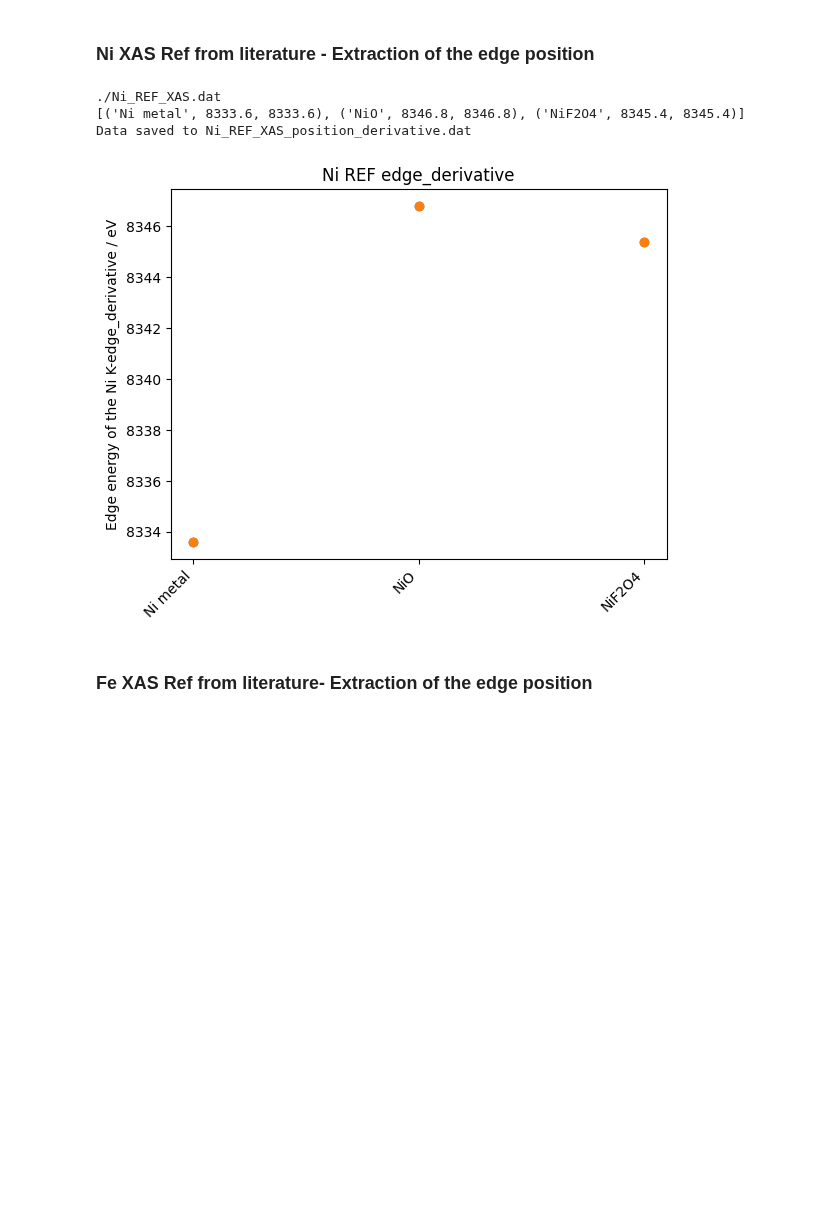
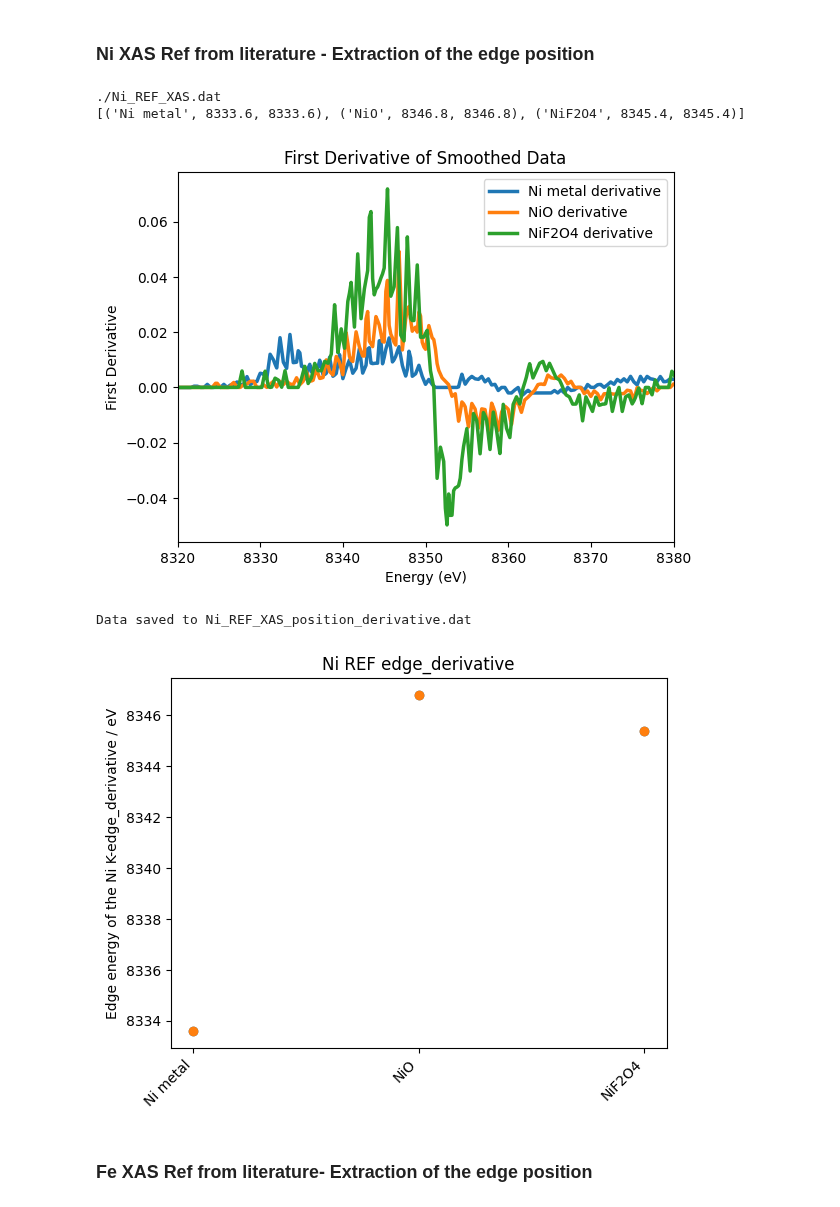
Before and after one commit to raulgarciadiez/myspot_2024_07, a Jupyter notebook: S7-NiFe-6Sm/Analysis.ipynb, the cells around one changed output. Drawn from its saved outputs; the diff is of its cells as text; code cells hidden in the pictures; blank space fills up the shorter version.

```diff
--- a/S7-NiFe-6Sm/Analysis.ipynb
+++ b/S7-NiFe-6Sm/Analysis.ipynb
@@ -111,44 +111,63 @@ if 'Energy' in result_df.columns:
             color = cmap(norm(idx//2))  # Use the same color for pairs
 
             x = result_df['Energy']
-            result_df["I"]= result_df[column]
+            result_df["I"] = result_df[column]
             y = -0.0*idx + (result_df["I"])
+
+
+        # Apply Savitzky-Golay filter to smooth the data
+        smoothed_data = savgol_filter(result_df["I"], window_length=4, polyorder=3)
+        # Compute the first derivative of the smoothed data
+        #first_derivative = np.gradient(smoothed_data)
+        first_derivative_2 = np.gradient(result_df["I"])
+
+        # Plot the first derivative
+        plt.plot(x, first_derivative_2, label=f'{column} derivative', linewidth=2.5 )
+        #plt.plot(x, first_derivative, first_derivative_2, label=f'{column} derivative', linewidth=2.5 )
 
         energ_calib_Ni_REF_XAS_list.append((column,float(edge_position), float(edge_position_fit)))
 print(energ_calib_Ni_REF_XAS_list)
+
+plt.xlabel('Energy (eV)')
+plt.ylabel('First Derivative')
+plt.title('First Derivative of Smoothed Data')
+plt.legend()
+plt.xlim(8320,8380)
+plt.show()
 
 
 #Save the edge data in a new file
 filename = "Ni_REF_XAS_position_derivative.dat"  #'sample_data.dat'
 
 # Open the file in write mode
 with open(filename, 'w') as file:
     # Write the header
     file.write('Reference,Edge Energy (eV),Edge Energy (eV)_fit\n')
     # Write each tuple in the data
     for condition, energy, energy_fit in energ_calib_Ni_REF_XAS_list:
         file.write(f'{condition},{energy},{energy_fit}\n')
 
 print(f'Data saved to {filename}')
 
 # Extract x and y values
 x_labels = [item[0] for item in energ_calib_Ni_REF_XAS_list]
 y_values = [item[1] for item in energ_calib_Ni_REF_XAS_list]
 y2_values = [item[2] for item in energ_calib_Ni_REF_XAS_list]
 
 # Create a scatter plot
 plt.scatter(x_labels, y_values)
 plt.scatter(x_labels, y2_values)
 plt.xticks(rotation=45, ha='right')
 plt.ylabel ("Edge energy of the Ni K-edge_derivative / eV")
 #plt.legend(loc='upper left', bbox_to_anchor=(1, 1))
 plt.title("Ni REF edge_derivative")
 plt.savefig('Ni_REF_XAS_edge_derivative.png')
 # %% [output]
 ./Ni_REF_XAS.dat
 [('Ni metal', 8333.6, 8333.6), ('NiO', 8346.8, 8346.8), ('NiF2O4', 8345.4, 8345.4)]
-Data saved to Ni_REF_XAS_position_derivative.dat
-[figure, old version]
+[figure, new version]
+Data saved to Ni_REF_XAS_position_derivative.dat
+[figure, added]
 # %% [markdown]
 ### Fe XAS Ref from literature- Extraction of the edge position
 # %%
```
